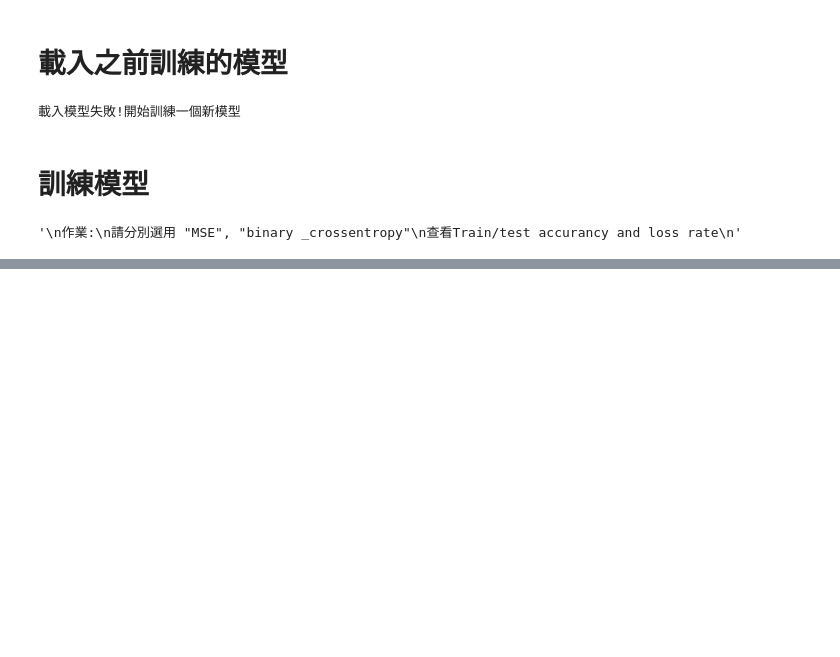
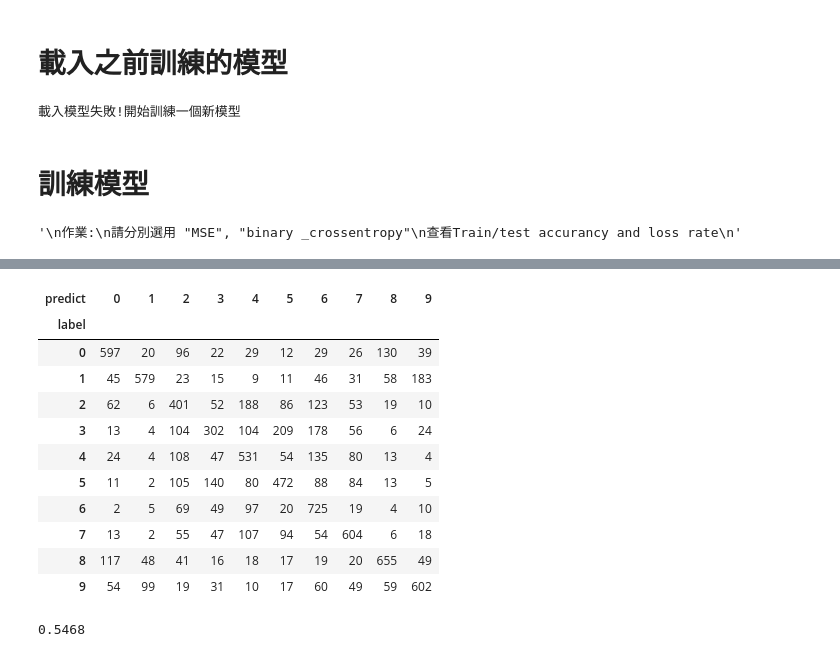
Before and after one commit to bear00712/2nd-ML100Days, a Jupyter notebook: homework/Day_071_HW.ipynb, the cells around one changed output, grey strips where cells are left out. Saved outputs shown, nothing was run; the diff lists cells and outputs as text; code cells hidden in the pictures; blank space fills up the shorter version.

```diff
--- a/homework/Day_071_HW.ipynb
+++ b/homework/Day_071_HW.ipynb
@@ -152,3 +159,26 @@ Epoch 12/12
+# %%
+prediction = model.predict_classes(x_img_test_normalize)
+import pandas as pd
+pd.crosstab(y_label_test.reshape(-1), prediction, rownames=['label'], colnames=['predict'])
+# %% [output]
+| predict | 0 | 1 | 2 | 3 | 4 | 5 | 6 | 7 | 8 | 9 |
+| label |  |  |  |  |  |  |  |  |  |  |
+| 0 | 597 | 20 | 96 | 22 | 29 | 12 | 29 | 26 | 130 | 39 |
+| 1 | 45 | 579 | 23 | 15 | 9 | 11 | 46 | 31 | 58 | 183 |
+| 2 | 62 | 6 | 401 | 52 | 188 | 86 | 123 | 53 | 19 | 10 |
+| 3 | 13 | 4 | 104 | 302 | 104 | 209 | 178 | 56 | 6 | 24 |
+| 4 | 24 | 4 | 108 | 47 | 531 | 54 | 135 | 80 | 13 | 4 |
+| 5 | 11 | 2 | 105 | 140 | 80 | 472 | 88 | 84 | 13 | 5 |
+| 6 | 2 | 5 | 69 | 49 | 97 | 20 | 725 | 19 | 4 | 10 |
+| 7 | 13 | 2 | 55 | 47 | 107 | 94 | 54 | 604 | 6 | 18 |
+| 8 | 117 | 48 | 41 | 16 | 18 | 17 | 19 | 20 | 655 | 49 |
+| 9 | 54 | 99 | 19 | 31 | 10 | 17 | 60 | 49 | 59 | 602 |
+# %%
+from sklearn.metrics import accuracy_score
+scores = accuracy_score(y_label_test,prediction)
+scores
+# %% [output]
+0.5468
 # %%
 model.load_weights("./071HW.h5")
 model.compile(loss='MSE', optimizer='sgd', metrics=['accuracy'])
```
Also changed, not shown: parts of 10 cells of this notebook.
